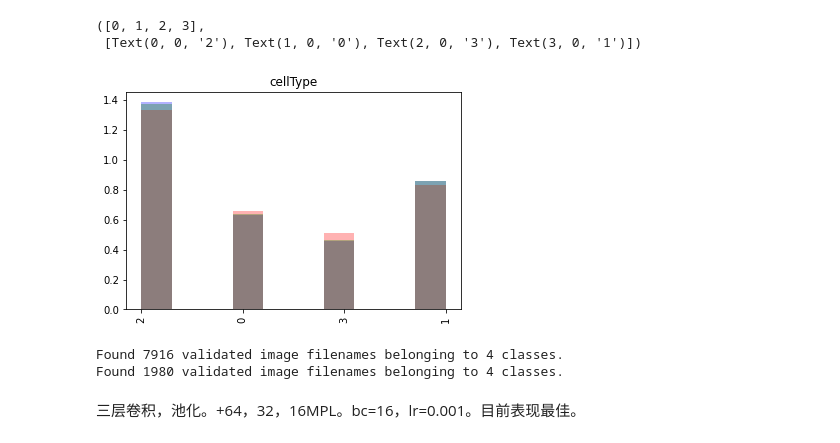
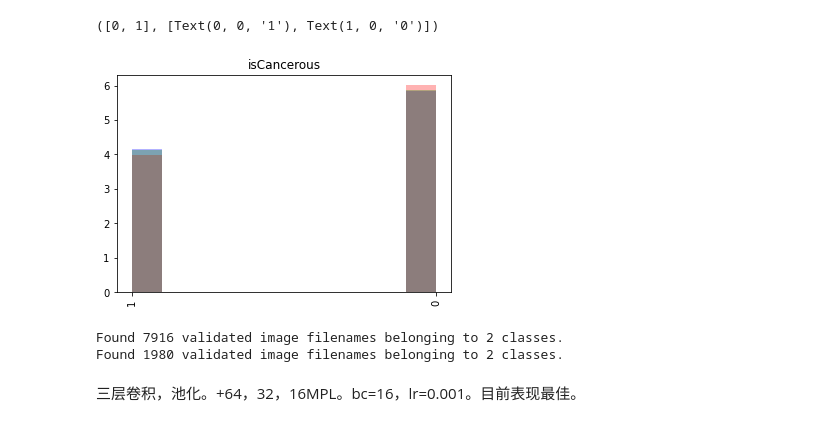
Before and after one commit to SHVleV9CYWkK/CRCHistoPhenotypes-Image-Classification, a Jupyter notebook: main.ipynb, the cells around one changed output. Drawn from its saved outputs; the diff is of its cells as text; code cells hidden in the pictures.

Commit message:
binary completed

```diff
--- a/main.ipynb
+++ b/main.ipynb
@@ -16,15 +8,14 @@ For more information see: https://github.com/tensorflow/addons/issues/2807
 # %%
 data = pd.read_csv('./Image_classification_data/data_labels_mainData.csv')
-data['cellType'] = data['cellType'].astype(str)
+data['isCancerous'] = data['isCancerous'].astype(str)
 train_data, test_data = train_test_split(data, test_size=0.2, random_state=42)
 # %%
-plt.hist(train_data['cellType'], alpha=0.3, color='b', label='Train', density=True)
-plt.hist(test_data['cellType'], alpha=0.3, color='r', label='Test',  density=True)
-plt.hist(data['cellType'], alpha=0.3, color='g', density=True)
-plt.title('cellType')
+plt.hist(train_data['isCancerous'], alpha=0.3, color='b', label='Train', density=True)
+plt.hist(test_data['isCancerous'], alpha=0.3, color='r', label='Test',  density=True)
+plt.hist(data['isCancerous'], alpha=0.3, color='g', density=True)
+plt.title('isCancerous')
 plt.xticks(rotation='vertical')
 # %% [output]
-([0, 1, 2, 3],
- [Text(0, 0, '2'), Text(1, 0, '0'), Text(2, 0, '3'), Text(3, 0, '1')])
+([0, 1], [Text(0, 0, '1'), Text(1, 0, '0')])
-[figure, old version]
+[figure, new version]
 # %%
@@ -55,22 +46,22 @@ train_generator = train_datagen.flow_from_dataframe(
     train_data,
     directory='./Image_classification_data/patch_images',
     x_col='ImageName',
-    y_col='cellType',
+    y_col='isCancerous',
     target_size=(27, 27),
     batch_size=batch_size,
-    class_mode='categorical')
+    class_mode='binary')
 
 validation_generator = test_datagen.flow_from_dataframe(
     test_data,
     directory='./Image_classification_data/patch_images',
     x_col='ImageName',
-    y_col='cellType',
+    y_col='isCancerous',
     target_size=(27, 27),
     batch_size=batch_size,
-    class_mode='categorical')
+    class_mode='binary')
 # %% [output]
-Found 7916 validated image filenames belonging to 4 classes.
-Found 1980 validated image filenames belonging to 4 classes.
+Found 7916 validated image filenames belonging to 2 classes.
+Found 1980 validated image filenames belonging to 2 classes.
 # %% [markdown]
 三层卷积，池化。+64，32，16MPL。bc=16，lr=0.001。目前表现最佳。
 # %%
```
Also changed, not shown: parts of 8 cells of this notebook.
